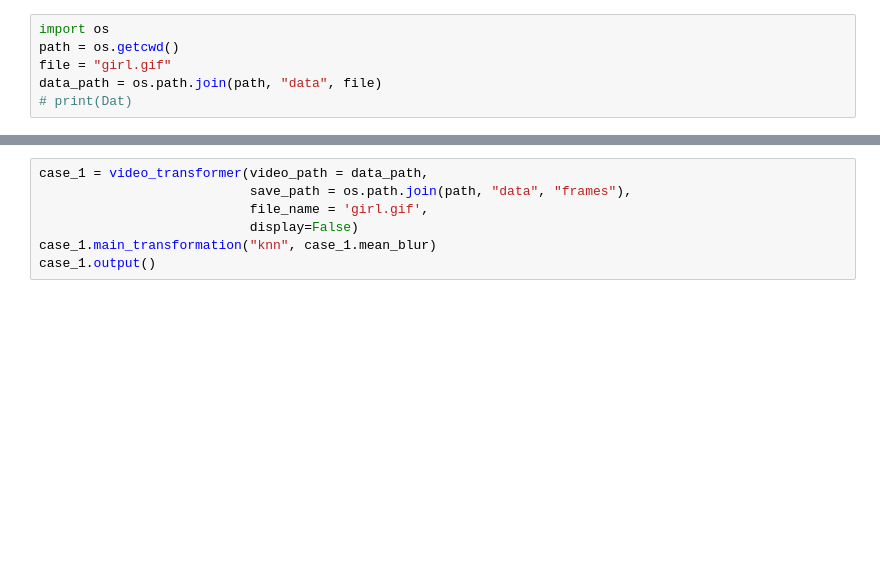
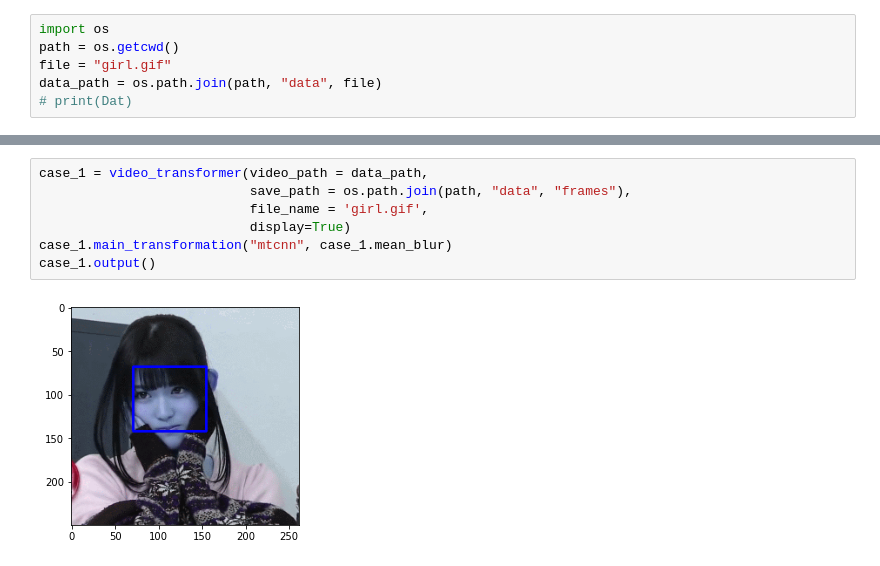
Before and after one commit to ZichangYe/AdvancedPython2021, a Jupyter notebook: video_transformer_test.ipynb, the cells around one changed output, grey strips where cells are left out. Cells and saved outputs as stored; diff of their text form; blank space fills up the shorter version.

Commit message:
added a new face detection method called mtcnn

```diff
--- a/video_transformer_test.ipynb
+++ b/video_transformer_test.ipynb
@@ -123,7 +151,9 @@ class video_transformer():
 # %%
 case_1 = video_transformer(video_path = data_path,
                            save_path = os.path.join(path, "data", "frames"),
                            file_name = 'girl.gif',
-                           display=False)
-case_1.main_transformation("knn", case_1.mean_blur)
+                           display=True)
+case_1.main_transformation("mtcnn", case_1.mean_blur)
 case_1.output()
+# %% [output]
+[figure, added]
```
Also changed, not shown: parts of 8 cells of this notebook, 1 other file.
